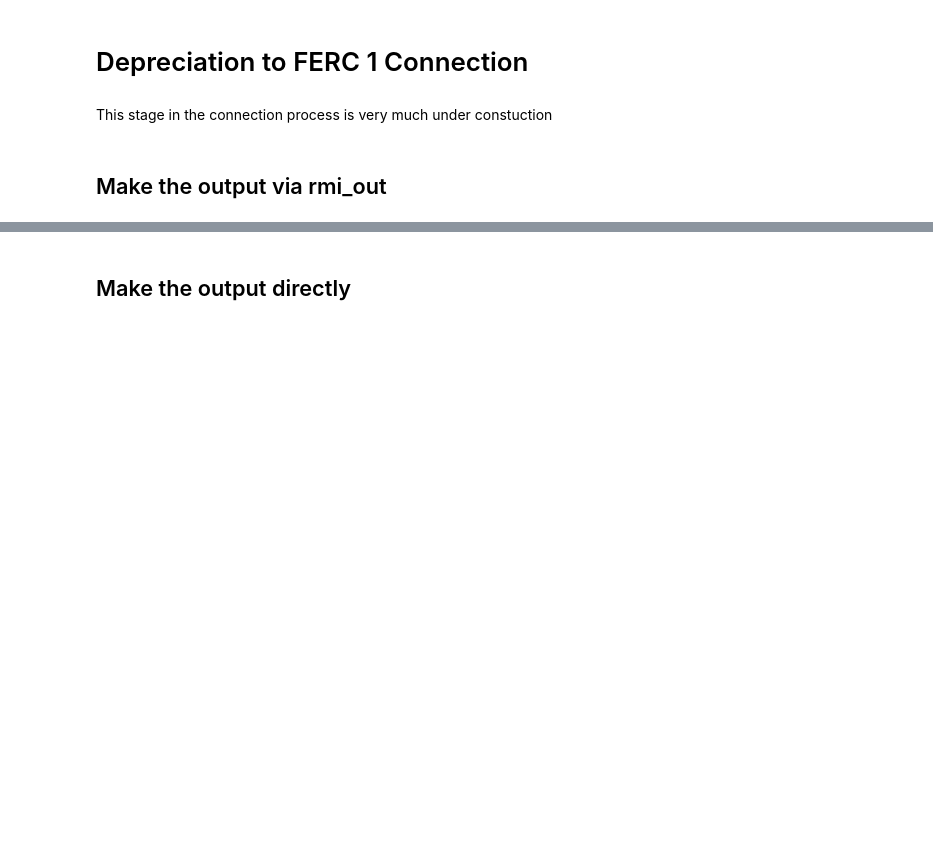
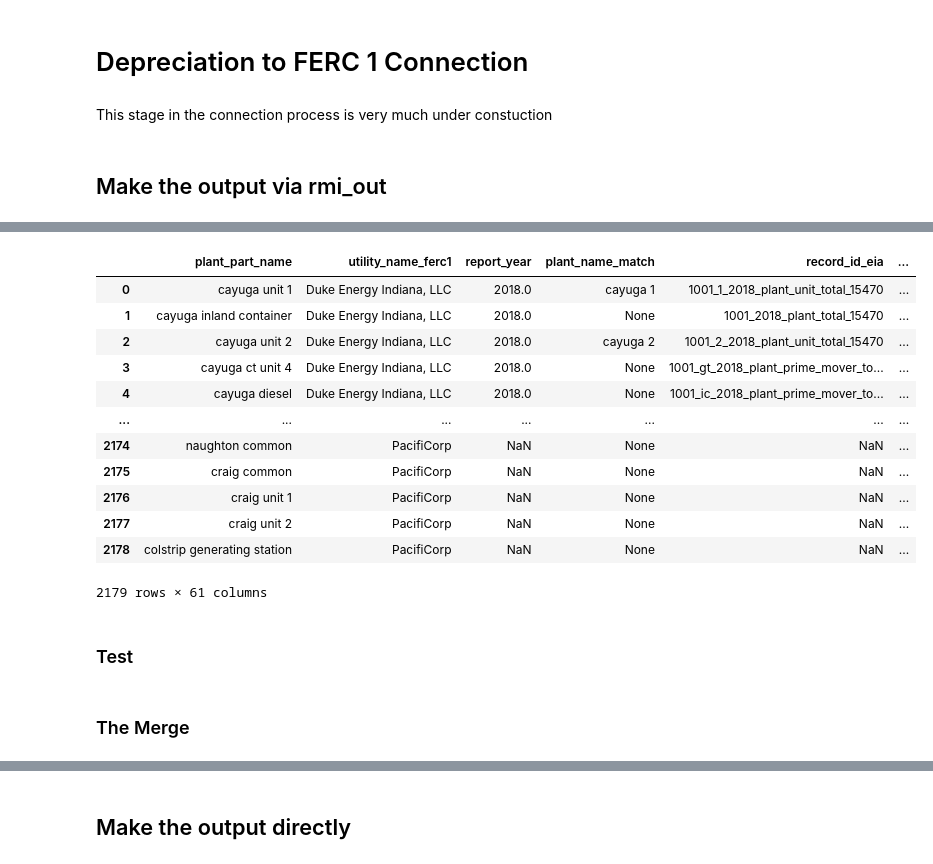
Before and after one commit to catalyst-cooperative/rmi-ferc1-eia, a Jupyter notebook: notebooks/connect_deprish_to_ferc1.ipynb, the cells around one changed output, grey strips where cells are left out. Cells and saved outputs as stored; diff of their text form; code cells hidden in the pictures; blank space fills up the shorter version.

```diff
--- a/notebooks/connect_deprish_to_ferc1.ipynb
+++ b/notebooks/connect_deprish_to_ferc1.ipynb
@@ -47,0 +64,43 @@ ppl, d, de, fe, scaled_df = rmi_out.grab_all(clobber_all=False)
+# %%
+def fake_duke_deprish_eia_for_mod(de):
+    """Temp function to fake Duke's deprish records for modernization."""
+    logger.info("Adding fake years of Duke data....")
+    # omigosh bc there are double in here some how!
+    if len(de.filter(like='record_id_eia_fuzzy').columns) == 2:
+        de = de.drop(columns=['record_id_eia_fuzzy'])
+    cols_to_keep = [
+        'plant_part_name', 'utility_name_ferc1', 'report_year', 'report_date',
+        'plant_name_match', 'record_id_eia', 'line_id', 'utility_id_pudl',
+        'data_source'
+    ]
+    fake_year_dfs = []
+    de_2018 = (
+        de[
+            de.utility_id_pudl.isin([90, 97])
+            & (de.report_date.dt.year == 2018)
+        ]
+    )
+    for fake_year in [2019, 2020]:
+        de_fake_new_year = (
+            de_2018.copy()
+            .assign(
+                report_year=fake_year,
+                report_date=pd.to_datetime(fake_year, format="%Y")
+            )
+            .replace(
+                {"record_id_eia": "_2018_",
+                 "line_id": "2018_",},
+                {"record_id_eia": f"_{fake_year}_",
+                 "line_id": f"{fake_year}_"},
+                regex=True
+            )
+            [cols_to_keep]
+            .reset_index()
+        )
+        fake_year_dfs.append(de_fake_new_year)
+    de_faked = pd.concat([de] + fake_year_dfs, ignore_index=True)
+    assert (~de_faked[de_faked.report_date.dt.year == 2020].empty)
+    return de_faked
+
+de = fake_duke_deprish_eia_for_mod(de).pipe(pudl.helpers.convert_cols_dtypes, 'eia')
+#fe = calc_annual_capital_addts_ferc1(fe)
@@ -47,0 +159,18 @@ ppl, d, de, fe, scaled_df = rmi_out.grab_all(clobber_all=False)
+# %%
+de
+# %% [output]
+|  | plant_part_name | utility_name_ferc1 | report_year | plant_name_match | record_id_eia | ... |
+| 0 | cayuga unit 1 | Duke Energy Indiana, LLC | 2018.0 | cayuga 1 | 1001_1_2018_plant_unit_total_15470 | ... |
+| 1 | cayuga inland container | Duke Energy Indiana, LLC | 2018.0 | None | 1001_2018_plant_total_15470 | ... |
+| 2 | cayuga unit 2 | Duke Energy Indiana, LLC | 2018.0 | cayuga 2 | 1001_2_2018_plant_unit_total_15470 | ... |
+| 3 | cayuga ct unit 4 | Duke Energy Indiana, LLC | 2018.0 | None | 1001_gt_2018_plant_prime_mover_to... | ... |
+| 4 | cayuga diesel | Duke Energy Indiana, LLC | 2018.0 | None | 1001_ic_2018_plant_prime_mover_to... | ... |
+| ... | ... | ... | ... | ... | ... | ... |
+| 2174 | naughton common | PacifiCorp | NaN | None | NaN | ... |
+| 2175 | craig common | PacifiCorp | NaN | None | NaN | ... |
+| 2176 | craig unit 1 | PacifiCorp | NaN | None | NaN | ... |
+| 2177 | craig unit 2 | PacifiCorp | NaN | None | NaN | ... |
+| 2178 | colstrip generating station | PacifiCorp | NaN | None | NaN | ... |
+2179 rows × 61 columns
+# %% [markdown]
+### Test
@@ -47,0 +346,2 @@ ppl, d, de, fe, scaled_df = rmi_out.grab_all(clobber_all=False)
+# %% [markdown]
+### The Merge
```
Also changed, not shown: parts of 31 cells of this notebook, 2 other files.
